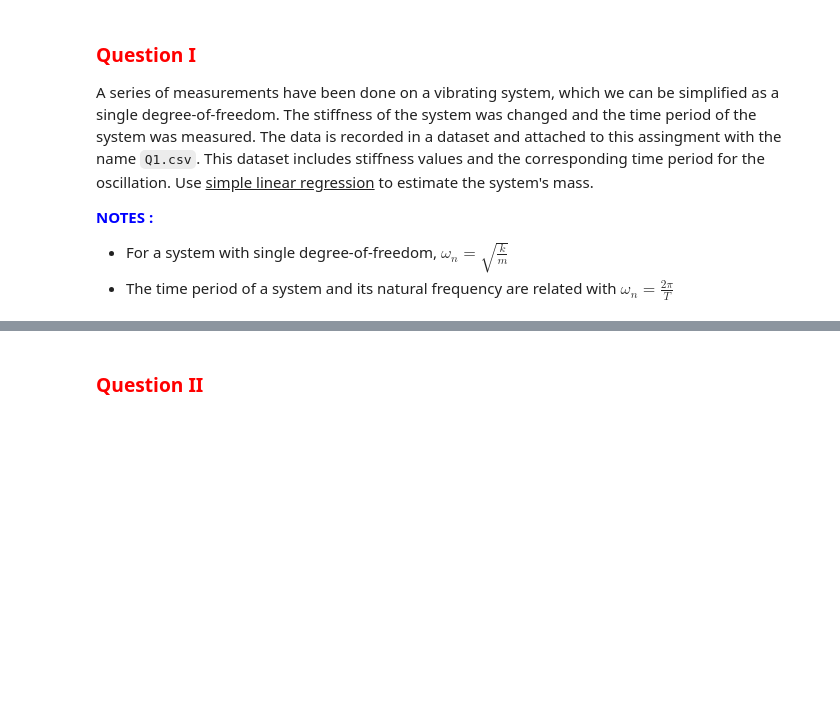
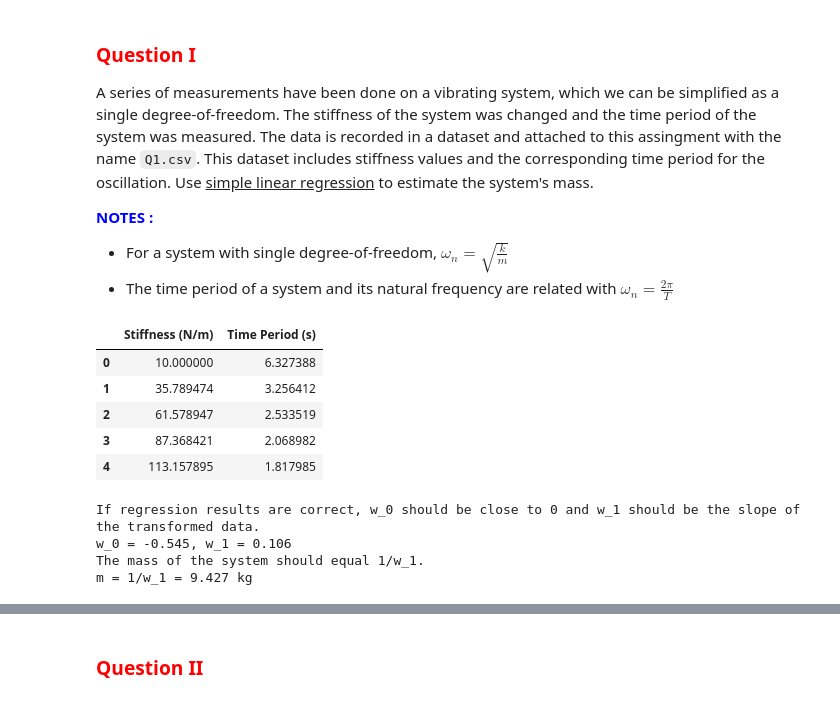
Before and after one commit to yairg98/Data-Driven-Problem-Solving, a Jupyter notebook: Homework 4/Homework_4.ipynb, the cells around one changed output, grey strips where cells are left out. Cells and saved outputs as stored; diff of their text form; code cells hidden in the pictures; blank space fills up the shorter version.

```diff
--- a/Homework 4/Homework_4.ipynb
+++ b/Homework 4/Homework_4.ipynb
@@ -11,0 +10,50 @@ A series of measurements have been done on a vibrating system, which we can be s
+# %%
+# Your code goes here
+
+# importing required functions
+from sklearn.linear_model import LinearRegression
+import numpy as np
+import pandas as pd
+
+# Import the data into a dataframe
+url1 = 'https://raw.githubusercontent.com/yairg98/Data-Driven-Problem-Solving/main/Homework%204/Q1.csv'
+df1 = pd.read_csv(url1)
+
+# Confirm that dataframe uploaded correctly
+display(df1.head())
+
+# Create a column that linearly scales with mass (m)
+# k = m*(2*pi/T)^2 --> m = k / (2*pi/T)^2 = dx/dy
+# Slope of fit line = dy/dx = (2*pi/T)^2 / k
+df1['(2*pi/T)^2'] = 4 * np.pi**2 / df1['Time Period (s)']**2
+
+# Define the instance of linear regression
+lml = LinearRegression()
+
+# Fitting the model to the data
+x1 = np.array(df1['Stiffness (N/m)']).reshape((-1,1))
+y1 = df1['(2*pi/T)^2']
+lml.fit(x1, y1)
+
+# Reporting the values of weights
+w0=lml.intercept_  # w_0
+w1=lml.coef_[0]    # W-1
+m = 1/w1
+
+# Identifying system mass
+print("If regression results are correct, w_0 should be close to 0 and w_1 should be the slope of the transformed data.")
+print(f'w_0 = {w0:.3f}, w_1 = {w1:.3f}')
+
+print("The mass of the system should equal 1/w_1.")
+print(f'm = 1/w_1 = {m:.3f} kg')
+# %% [output]
+|  | Stiffness (N/m) | Time Period (s) |
+| 0 | 10.000000 | 6.327388 |
+| 1 | 35.789474 | 3.256412 |
+| 2 | 61.578947 | 2.533519 |
+| 3 | 87.368421 | 2.068982 |
+| 4 | 113.157895 | 1.817985 |
+If regression results are correct, w_0 should be close to 0 and w_1 should be the slope of the transformed data.
+w_0 = -0.545, w_1 = 0.106
+The mass of the system should equal 1/w_1.
+m = 1/w_1 = 9.427 kg
```
Also changed, not shown: parts of 8 cells of this notebook.
